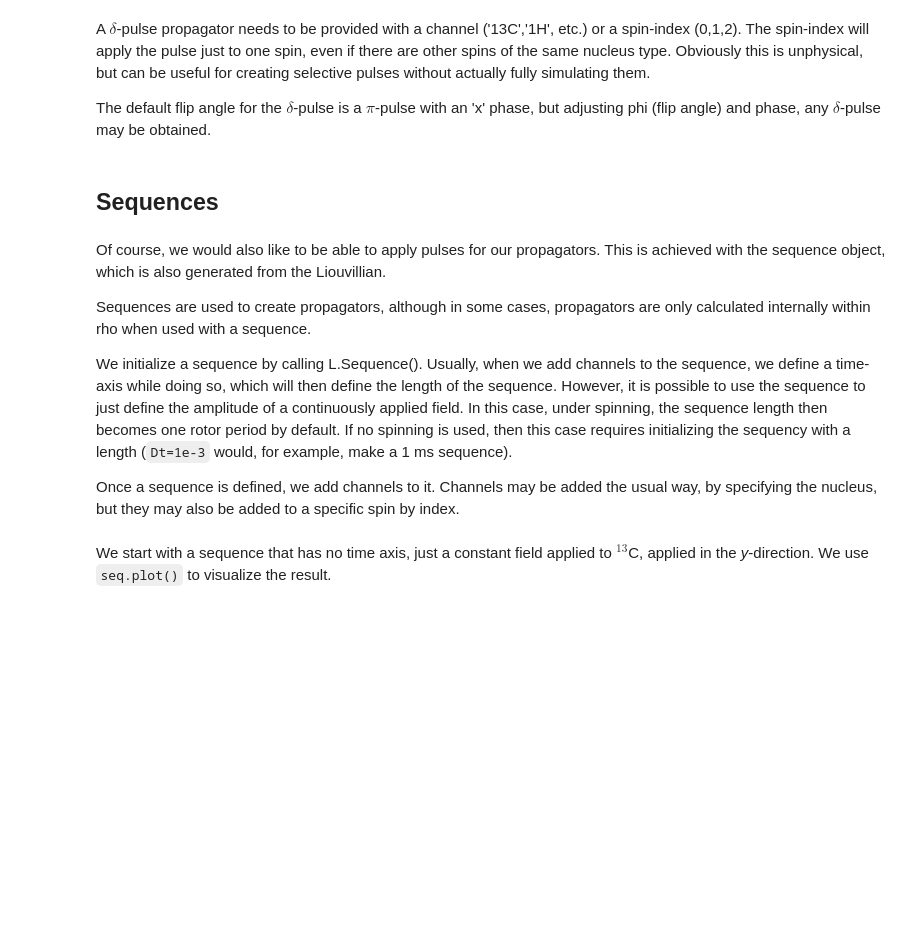
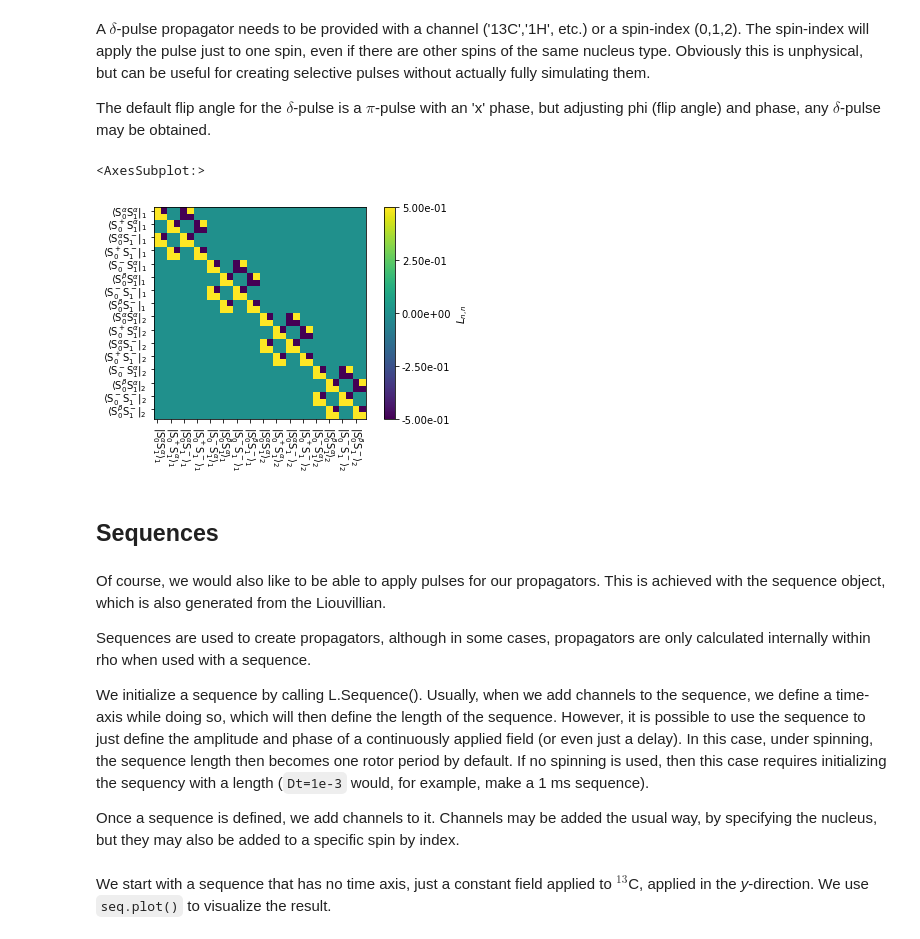
Before and after one commit to alsinmr/SLEEPY_tutorial, a Jupyter notebook: JupyterBook/_build/html/_sources/Chapter1/Ch1_Propagation.ipynb, the cells around one changed output. Saved outputs shown, nothing was run; the diff lists cells and outputs as text; code cells hidden in the pictures; blank space fills up the shorter version.

```diff
--- a/JupyterBook/_build/html/_sources/Chapter1/Ch1_Propagation.ipynb
+++ b/JupyterBook/_build/html/_sources/Chapter1/Ch1_Propagation.ipynb
@@ -117,7 +127,10 @@ A $\delta$-pulse propagator needs to be provided with a channel ('13C','1H', etc
 The default flip angle for the $\delta$-pulse is a $\pi$-pulse with an 'x' phase, but adjusting phi (flip angle) and phase, any $\delta$-pulse may be obtained.
 # %%
 Ud=L.Udelta('13C',phi=np.pi/2,phase=np.pi/2)  #pi/2 y-pulse on 13C
-#Ud.plot(mode='re')
+Ud.plot(mode='re')
+# %% [output]
+<AxesSubplot:>
+[figure, added]
 # %% [markdown]
 ## Sequences
 # %% [markdown]
@@ -125,7 +138,7 @@ Of course, we would also like to be able to apply pulses for our propagators. Th
 
 Sequences are used to create propagators, although in some cases, propagators are only calculated internally within rho when used with a sequence.
 
-We initialize a sequence by calling L.Sequence(). Usually, when we add channels to the sequence, we define a time-axis while doing so, which will then define the length of the sequence. However, it is possible to use the sequence to just define the amplitude of a continuously applied field. In this case, under spinning, the sequence length then becomes one rotor period by default. If no spinning is used, then this case requires initializing the sequency with a length (`Dt=1e-3` would, for example, make a 1 ms sequence).
+We initialize a sequence by calling L.Sequence(). Usually, when we add channels to the sequence, we define a time-axis while doing so, which will then define the length of the sequence. However, it is possible to use the sequence to just define the amplitude and phase of a continuously applied field (or even just a delay). In this case, under spinning, the sequence length then becomes one rotor period by default. If no spinning is used, then this case requires initializing the sequency with a length (`Dt=1e-3` would, for example, make a 1 ms sequence).
 
 Once a sequence is defined, we add channels to it. Channels may be added the usual way, by specifying the nucleus, but they may also be added to a specific spin by index.
 # %%
```
Also changed, not shown: parts of 11 cells of this notebook, 25 other files.
